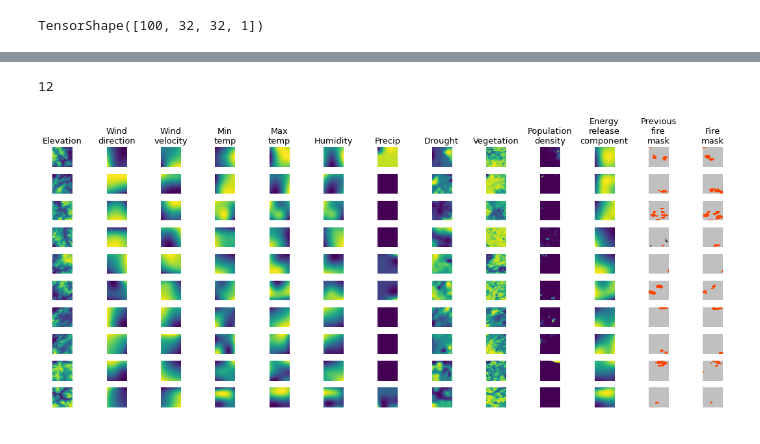
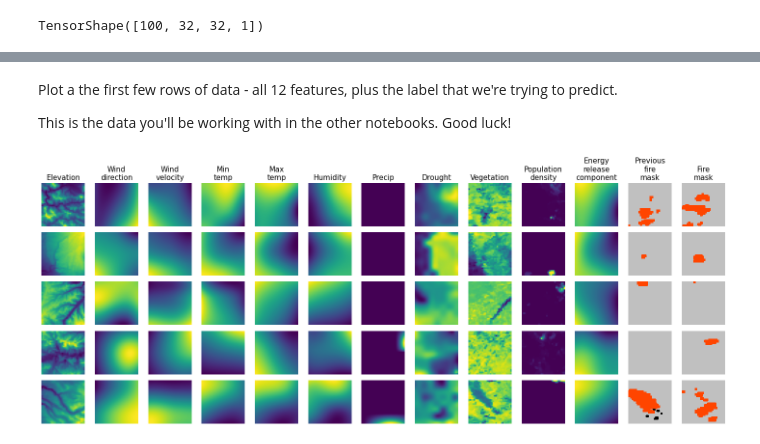
Before and after one commit to dwgb93/TEI_WildfireSpread, a Jupyter notebook: notebooks/kaggle_next_day_wildfire_demo.ipynb, the cells around one changed output, grey strips where cells are left out. Cells and saved outputs as stored; diff of their text form; code cells hidden in the pictures.

```diff
--- a/notebooks/kaggle_next_day_wildfire_demo.ipynb
+++ b/notebooks/kaggle_next_day_wildfire_demo.ipynb
@@ -47,12 +61,11 @@ OUTPUT_FEATURES = ['FireMask', ]
 # Data statistics
 # For each variable, the statistics are ordered in the form:
 # (min_clip, max_clip, mean, std)
-# I recalculated the statistics based on the s
+# I recalculated the statistics based on the the uncropped training data
 DATA_STATS = {
     # 0.1 percentile, 99.9 percentile
     # Elevation
     'elevation' : (0.0, 3536.0, 896.5714, 842.6101),
-    # 'elevation': (0.0, 3141.0, 657.3003, 649.0147),
     # Drought index - this claimed to be pressure, but it's Palmer Drought Severity Index
     # https://en.wikipedia.org/wiki/Palmer_drought_index
     # 0.1 percentile, 99.9 percentile
@@ -81,7 +94,7 @@ DATA_STATS = {
     # square foot.
     # Negative values do not make sense. Thus min set to zero.
     # 0., 99.9 percentile
-    'erc' : (0.0, 109.9254, 53.4690, 25.0980),,
+    'erc' : (0.0, 109.9254, 53.4690, 25.0980),
     # Population
     # min, 99.9 percentile
     'population' : (0.0, 2935.7548828125, 30.4603, 214.20015),
@@ -151,7 +164,7 @@ def _get_base_key(key: Text) -> Text:
   where 'variable' is the name of the variable, and n the number of elements
   in the time sequence. Extracting the base key ensures that each step of the
   time sequence goes through the same normalization steps.
-  The base key obeys the following naming pattern: '[a-zA-Z]+'
+  The base key obeys the following naming pattern: '([a-zA-Z]+)'
   For instance, for an input key 'variable_1', this function returns 'variable'.
   For an input key 'variable', this function simply returns 'variable'.
 
@@ -164,10 +177,11 @@ def _get_base_key(key: Text) -> Text:
   Raises:
     ValueError when `key` does not match the expected pattern.
   """
-  match = re.match(r'[a-zA-Z]+', key)
+  match = re.match(r'([a-zA-Z]+)', key)
   if match:
     return match.group(1)
-  raise ValueError('The provided key does not match the expected pattern: {key}')
+  raise ValueError(
+      'The provided key does not match the expected pattern: {}'.format(key))
 
 
 def _clip_and_rescale(inputs: tf.Tensor, key: Text) -> tf.Tensor:
@@ -346,7 +362,7 @@ dataset = get_dataset(
       batch_size=100,
       num_in_channels=12,
       compression_type=None,
-      clip_and_normalize=False,
+      clip_and_normalize=True,
       clip_and_rescale=False,
       random_crop=True,
       center_crop=False)
@@ -381,31 +405,31 @@ TITLES = [
   'Fire\nmask'
 ]
 # %%
-n_rows = 10
-n_features = inputs.shape[3]
+n_rows = 5
+n_features = inputs.shape[3] # 12
 CMAP = colors.ListedColormap(['black', 'silver', 'orangered'])
 BOUNDS = [-1, -0.1, 0.001, 1]
 NORM = colors.BoundaryNorm(BOUNDS, CMAP.N)
 keys = INPUT_FEATURES
-# %%
-n_features
-# %% [output]
-12
+# %% [markdown]
+Plot a the first few rows of data - all 12 features, plus the label that we're trying to predict.
+
+This is the data you'll be working with in the other notebooks. Good luck!
 # %%
-fig = plt.figure(figsize=(15,6.5))
+fig = plt.figure(figsize=(20,8))
 
 for i in range(n_rows):
   for j in range(n_features + 1):
     plt.subplot(n_rows, n_features + 1, i * (n_features + 1) + j + 1)
     if i == 0:
-      plt.title(TITLES[j], fontsize=13)
+      plt.title(TITLES[j], fontsize=15)
     if j < n_features - 1:
       plt.imshow(inputs[i, :, :, j], cmap='viridis')
     if j == n_features - 1:
       plt.imshow(inputs[i, :, :, -1], cmap=CMAP, norm=NORM)
     if j == n_features:
       plt.imshow(labels[i, :, :, 0], cmap=CMAP, norm=NORM)
     plt.axis('off')
 plt.tight_layout()
 # %% [output]
-[figure, old version]
+[figure, new version]
```
Also changed, not shown: parts of 12 cells of this notebook.
